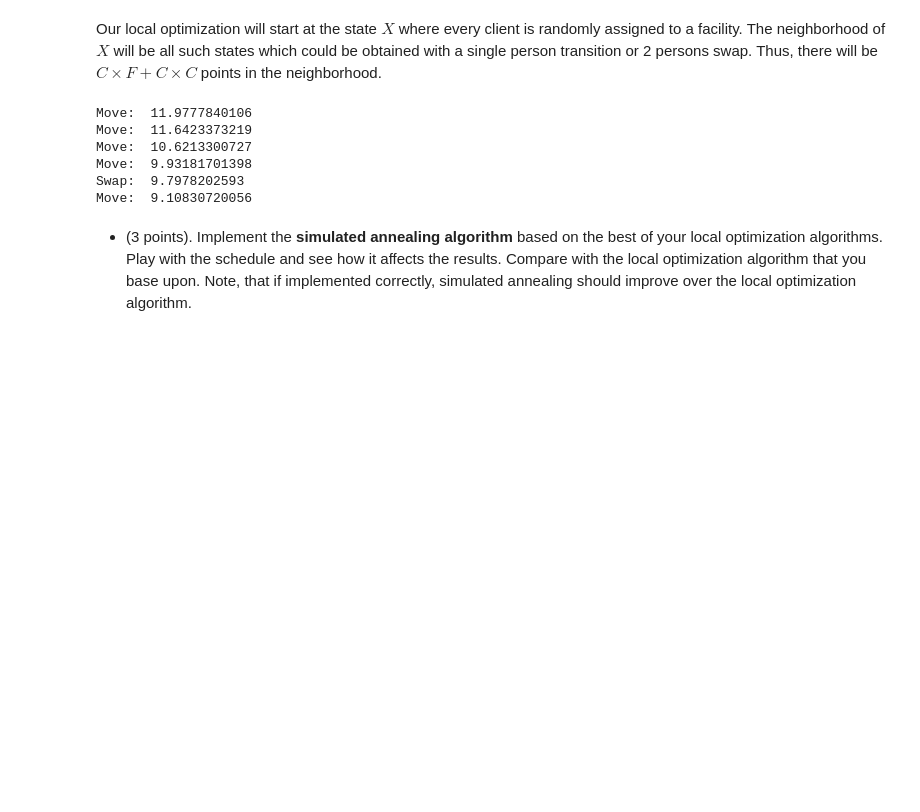
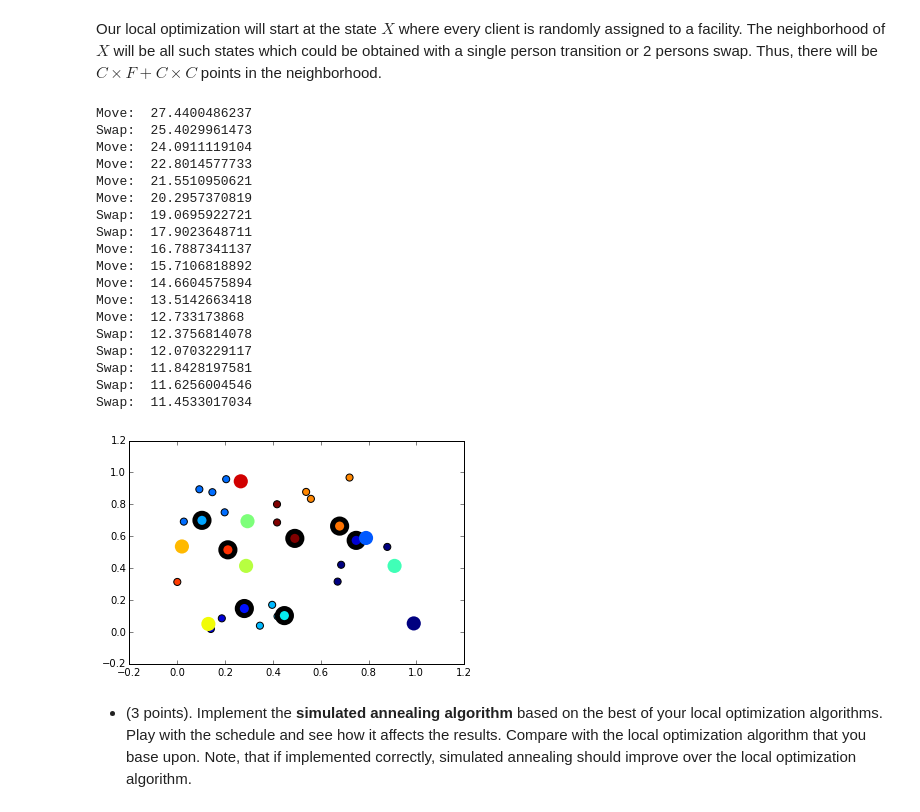
Before and after one commit to ivanovak/SK_OM2015, a Jupyter notebook: Assignment1/task_1.ipynb, the cells around one changed output. Saved outputs shown, nothing was run; the diff lists cells and outputs as text; code cells hidden in the pictures; blank space fills up the shorter version.

```diff
--- a/Assignment1/task_1.ipynb
+++ b/Assignment1/task_1.ipynb
@@ -100,27 +102,26 @@ Greedy cost:  9.73979936113
 # %% [markdown]
 Our local optimization will start at the state $X$ where every client is randomly assigned to a facility. The neighborhood of $X$ will be all such states which could be obtained with a single person transition or 2 persons swap. Thus, there will be $C \times F + C \times C$ points in the neighborhood.
 # %%
-total_cost = 0
-
 np.random.seed(1)
 
 # initial state generation
 def get_init_x():
-    capacities_left = np.copy(capacities)
+    places_left = np.copy(capacities)
     x = {}
     i = 0
 
-    while not (i == C):
+    while i < C:
         to = np.random.randint(0, F)
 
-        if (capacities_left[to] == 0):
+        if (places_left[to] == 0):
             continue
 
-        capacities_left[to] -= 1
+        places_left[to] -= 1
 
         x[i] = to
         i += 1
-    return (x, capacities_left)
+
+    return (x, places_left)
 
 def unique(seq):
     seen = set()
@@ -129,21 +130,24 @@ def unique(seq):
 
 # state cost function
 def cost(x):
-    res = len(unique(x.values()))
+    res = 0.
+
+    for f in unique(x.values()):
+        res += opening_costs[f]
 
     for i in xrange(C):
         res += assignment_costs[x[i], i]
 
     return res
 
-def get_best_in_neighborhood(x, capacities_left):
+def get_best_in_neighborhood(x, places_left):
     best_cost = cost(x)
     orig_x = x.copy()
     x_next = {}
 
     # first try to swap 2 persons
     for i in xrange(C):
-        for j in xrange(C):
+        for j in xrange(i + 1, C):
             t = x[i]
             x[i] = x[j]
             x[j] = t
@@ -158,45 +162,72 @@ def get_best_in_neighborhood(x, capacities_left):
             x[j] = t
 
     # now just one person relocation
     from_fc = to_fc = -1
 
     for i in xrange(C):
         for j in xrange(F):
-            if capacities_left[j] > 0:
+            if places_left[j] > 0:
                 x[i] = j
                 cx = cost(x)
 
                 if (cx < best_cost):
                     best_cost = cx
                     x_next = x.copy()
                     from_fc = orig_x[i]
                     to_fc = j
 
-                x = orig_x
+                x[i] = orig_x[i]
 
     return (x_next, from_fc, to_fc)
 
-x, capacities_left = get_init_x()
+# util functions
+def plot_x(x):
+    taken = np.zeros(F)
+
+    for f in unique(x.values()):
+        taken[f] = 1
+
+    plot_solution(taken, x.values())
+
+x, places_left = get_init_x()
+last_x = x
 
 while True:
-    x, f, t = get_best_in_neighborhood(x, capacities_left)
+    x, f, t = get_best_in_neighborhood(x, places_left)
 
     if not bool(x):
         break
 
+    last_x = x
+
     if (f >= 0):
         print "Move: ", cost(x)
-        capacities_left[f] += 1
-        capacities_left[t] -= 1
+        places_left[f] += 1
+        places_left[t] -= 1
     else:
         print "Swap: ", cost(x)
+
+plot_x(last_x)
 # %% [output]
-Move:  11.9777840106
-Move:  11.6423373219
-Move:  10.6213300727
-Move:  9.93181701398
-Swap:  9.7978202593
-Move:  9.10830720056
+Move:  27.4400486237
+Swap:  25.4029961473
+Move:  24.0911119104
+Move:  22.8014577733
+Move:  21.5510950621
+Move:  20.2957370819
+Swap:  19.0695922721
+Swap:  17.9023648711
+Move:  16.7887341137
+Move:  15.7106818892
+Move:  14.6604575894
+Move:  13.5142663418
+Move:  12.733173868
+Swap:  12.3756814078
+Swap:  12.0703229117
+Swap:  11.8428197581
+Swap:  11.6256004546
+Swap:  11.4533017034
+[figure, added]
 # %% [markdown]
 * (3 points). Implement the **simulated annealing algorithm** based on the best of your local optimization algorithms. Play with the schedule and see how it affects the results. Compare with the local optimization algorithm that you base upon. Note, that if implemented correctly, simulated annealing should improve over the local optimization algorithm.
 # %%
```
Also changed, not shown: parts of 5 cells of this notebook.
